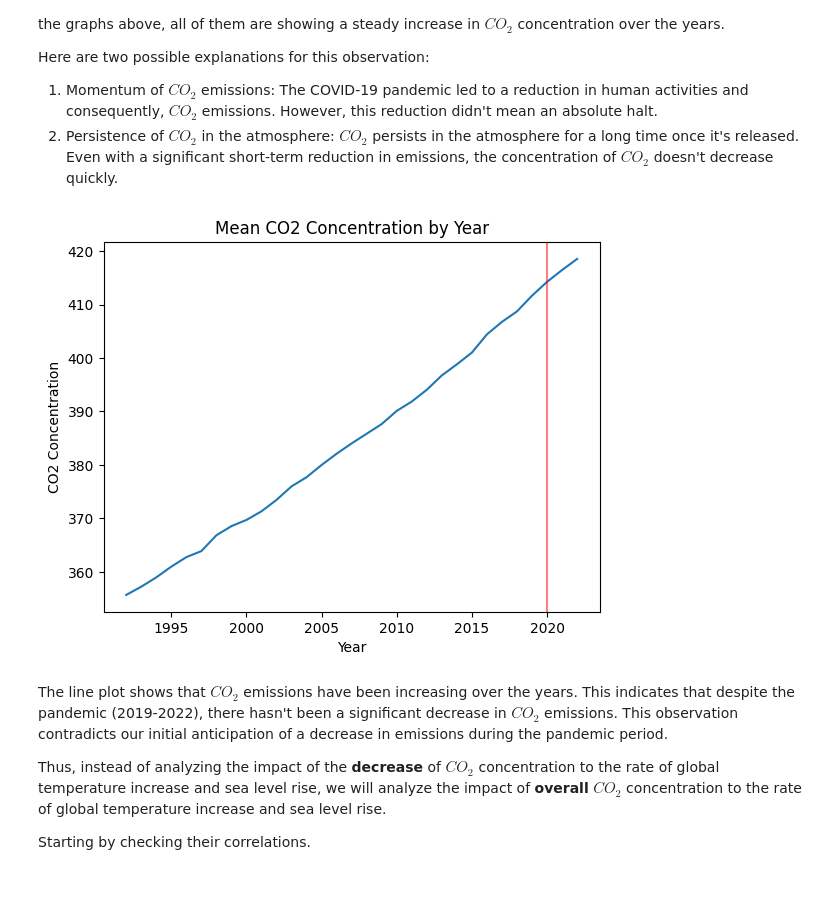
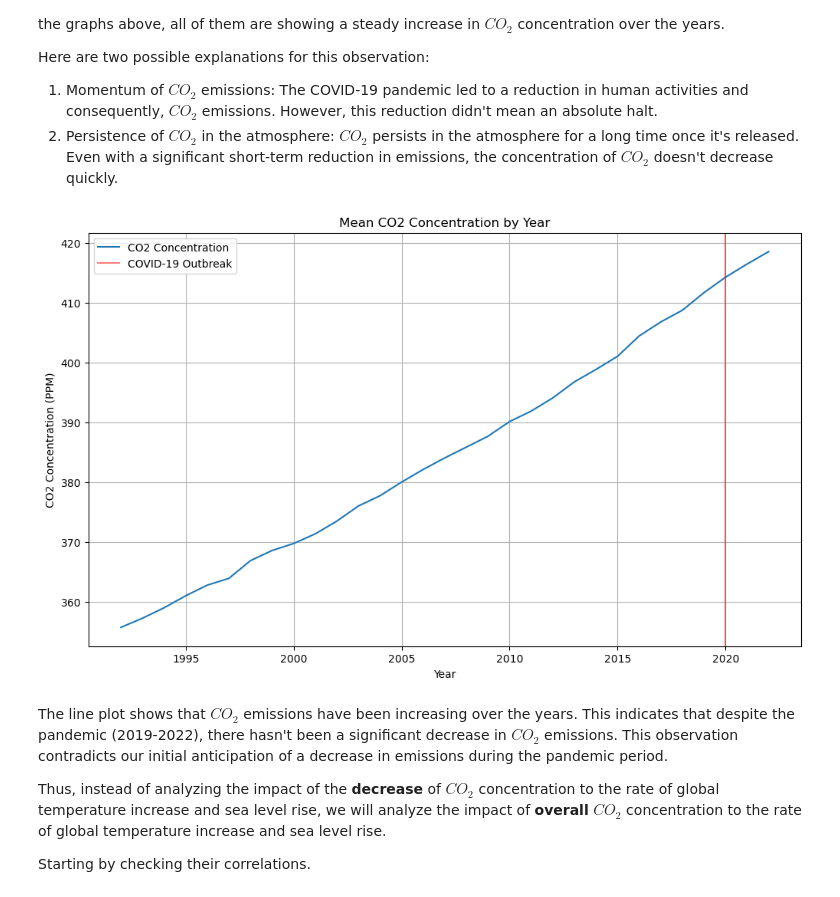
Before and after one commit to daphneyyy/COGS108_FinalProject, a Jupyter notebook: EDACheckpointGroup_Sp23_Project_Group_12.ipynb, the cells around one changed output. Cells and saved outputs as stored; diff of their text form; code cells hidden in the pictures.

```diff
--- a/EDACheckpointGroup_Sp23_Project_Group_12.ipynb
+++ b/EDACheckpointGroup_Sp23_Project_Group_12.ipynb
@@ -15,10 +15,11 @@ How has the COVID-19 pandemic impact global warming? Specifically, how do change
 # %% [markdown]
 # Setup
 # %%
+import numpy as np
 import pandas as pd
-import numpy as np
 import seaborn as sns
 import matplotlib.pyplot as plt
+plt.rcParams['figure.figsize'] = (12, 7)
 import matplotlib.dates as mdates
 import statsmodels.api as sm
 # %%
@@ -267,14 +267,18 @@ Here are two possible explanations for this observation:
 1. Momentum of $CO_2$ emissions: The COVID-19 pandemic led to a reduction in human activities and consequently, $CO_2$ emissions. However, this reduction didn't mean an absolute halt.
 2. Persistence of $CO_2$ in the atmosphere: $CO_2$ persists in the atmosphere for a long time once it's released. Even with a significant short-term reduction in emissions, the concentration of $CO_2$ doesn't decrease quickly.
 # %%
-merged_df.groupby('Year')['CO2_Concentration'].mean().plot()
+merged_df.groupby('Year')['CO2_Concentration'].mean().plot(label='CO2 Concentration')
+
 plt.xlabel('Year')
-plt.ylabel('CO2 Concentration')
+plt.ylabel('CO2 Concentration (PPM)')
 plt.title('Mean CO2 Concentration by Year')
-plt.axvline(x=2020, color='red', alpha=0.5)
+plt.axvline(x=2020, color='red', alpha=0.5, label='COVID-19 Outbreak')
+plt.legend()
+
+plt.grid(True)
 plt.show()
 # %% [output]
-[figure, old version]
+[figure, new version]
 # %% [markdown]
 The line plot shows that $CO_2$ emissions have been increasing over the years. This indicates that despite the pandemic (2019-2022), there hasn't been a significant decrease in $CO_2$ emissions. This observation contradicts our initial anticipation of a decrease in emissions during the pandemic period.
 
```
Also changed, not shown: parts of 26 cells of this notebook.
